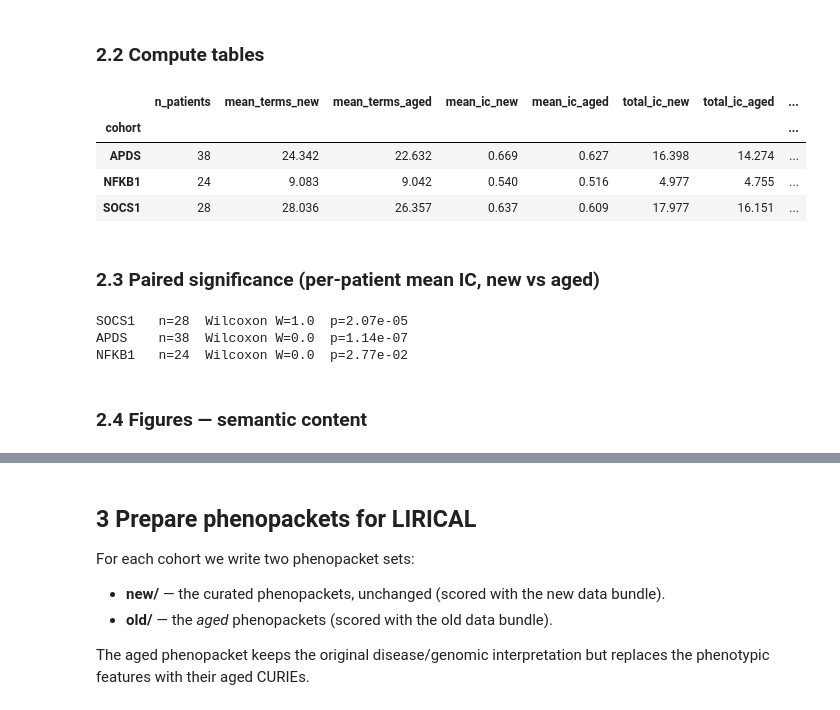
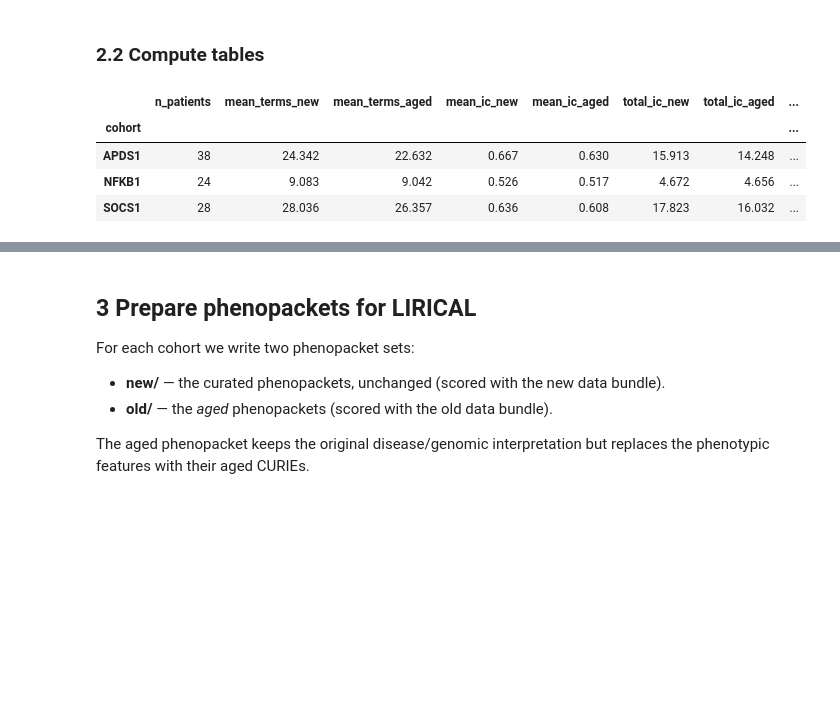
Before and after one commit to P2GX/esid4hpo-analysis, a Jupyter notebook: src/analysis/esid4hpo_analysis.ipynb, the cells around one changed output, grey strips where cells are left out. Saved outputs shown, nothing was run; the diff lists cells and outputs as text; code cells hidden in the pictures; blank space fills up the shorter version.

```diff
--- a/src/analysis/esid4hpo_analysis.ipynb
+++ b/src/analysis/esid4hpo_analysis.ipynb
@@ -91,9 +88,9 @@ COHORTS = [
            "Autoinflammatory syndrome, familial, with or without immunodeficiency",
            color="#2b6cb0"),
     # --- fill in once phenopackets are added -----------------------------------
-    Cohort("APDS",  "OMIM:615513",   # APDS1/PIK3CD; APDS2/PIK3R1 = OMIM:616005 (confirm!)
+    Cohort("APDS1",  "OMIM:615513",
            "Activated PI3K-delta syndrome", color="#dd6b20"),
-    Cohort("NFKB1", "OMIM:616576",   # CVID12 / NFKB1 haploinsufficiency (confirm!)
+    Cohort("NFKB1", "OMIM:616576",
            "Common variable immunodeficiency 12 (NFKB1)", color="#38a169"),
 ]
 
@@ -762,12 +598,12 @@ cohort.
 #               is highly specific only because WE just annotated it. Slower.
 # "cohort"    : Resnik IC, frequencies from the cohort itself.
 # "intrinsic" : Seco 2004 structural IC (the original figure).
-IC_METHOD    = "hpoa"
+IC_METHOD    = "hpoa_loo"
 IC_NORMALIZE = True
 
 HPOA_AUG_DIR   = FPATH_WORK / "hpoa_adjusted" / "new"
 HPOA_AUG       = HPOA_AUG_DIR / "phenotype_augmented.hpoa"
-COHORT_DISEASE = {"APDS": "OMIM:615513", "NFKB1": "OMIM:616576",
+COHORT_DISEASE = {"APDS1": "OMIM:615513", "NFKB1": "OMIM:616576",
                   "SOCS1": "OMIM:619375"}
 
 ic_new_graph = build_intrinsic_ic(hpo_new)   # intrinsic, kept for sensitivity
@@ -790,15 +626,6 @@ elif IC_METHOD == "hpoa_loo":
     print(f"  HPOA corpus: {len(loo.base)} diseases, leave-one-PMID-out active")
     ic_by_cohort = {c.name: loo for c in ACTIVE}
 
-elif IC_METHOD == "cohort":
-    for c in ACTIVE:
-        ents = cohort_curie_sets(c, hpo_old, hpo_new, include_excluded=True)
-        ic_by_cohort[c.name] = build_cohort_ic(ents, hpo_new, normalize=IC_NORMALIZE)
-        print(f"  {c.name:6s} corpus n={len(ents):3d}  scored terms={len(ic_by_cohort[c.name].table)}")
-
-elif IC_METHOD == "intrinsic":
-    ic_by_cohort = {c.name: ic_new_graph for c in ACTIVE}
-
 else:
     raise ValueError(IC_METHOD)
 # %% [output]
@@ -851,62 +675,26 @@ Terms absent from OLD HPO (post-v2024-08-13): 45
 # %%
 patient_frames, term_frames = [], []
 for c in ACTIVE:
     dfp, dft = semantic_tables(c, hpo_old, hpo_new, ic_by_cohort[c.name], include_excluded=True)
     patient_frames.append(dfp); term_frames.append(dft)
 
 df_patient = pd.concat(patient_frames, ignore_index=True)
 df_terms   = pd.concat(term_frames,   ignore_index=True)
 
 summary = (df_patient.groupby("cohort")
            .agg(n_patients=("phenopacket", "nunique"),
                 mean_terms_new=("n_new", "mean"),
                 mean_terms_aged=("n_aged", "mean"),
                 mean_ic_new=("mean_ic_new", "mean"),
                 mean_ic_aged=("mean_ic_aged", "mean"),
                 total_ic_new=("ic_new", "mean"),
                 total_ic_aged=("ic_aged", "mean"),
                 pct_post_workshop=("frac_newly_enabled", lambda s: s.mean()*100))
            .round(3))
-summary["ic_gain_%"] = ((summary.mean_ic_new - summary.mean_ic_aged)
-                        / summary.mean_ic_aged * 100).round(1)
 summary
 # %% [output]
 |  | n_patients | mean_terms_new | mean_terms_aged | mean_ic_new | mean_ic_aged | total_ic_new | total_ic_aged | ... |
 | cohort |  |  |  |  |  |  |  | ... |
-| APDS | 38 | 24.342 | 22.632 | 0.669 | 0.627 | 16.398 | 14.274 | ... |
-| NFKB1 | 24 | 9.083 | 9.042 | 0.540 | 0.516 | 4.977 | 4.755 | ... |
-| SOCS1 | 28 | 28.036 | 26.357 | 0.637 | 0.609 | 17.977 | 16.151 | ... |
+| APDS1 | 38 | 24.342 | 22.632 | 0.667 | 0.630 | 15.913 | 14.248 | ... |
+| NFKB1 | 24 | 9.083 | 9.042 | 0.526 | 0.517 | 4.672 | 4.656 | ... |
+| SOCS1 | 28 | 28.036 | 26.357 | 0.636 | 0.608 | 17.823 | 16.032 | ... |
-# %% [markdown]
-### 2.3  Paired significance (per-patient mean IC, new vs aged)
-# %%
-# --- diagnostic: which terms are invisible to a cohort corpus? --------------
-# A term carried by EVERY patient has p = 1 -> IC = 0 in BOTH arms, so a
-# workshop term that is pathognomonic for the cohort contributes zero measured
-# gain. Print them so the blind spot is explicit rather than silent.
-if IC_METHOD == "cohort":
-    for c in ACTIVE:
-        ic_c = ic_by_cohort[c.name]
-        saturated = {t for t, f in ic_c.freq.items() if f == ic_c.N}
-        direct = {curie for _, pp in load_phenopackets(c.pp_dir())
-                  for curie in feature_curies(pp)}
-        hit = sorted(saturated & direct)
-        print(f"{c.name:6s} n={ic_c.N:3d}  {len(hit):3d} directly-annotated terms in ALL patients -> IC = 0")
-        for t in hit[:10]:
-            print(f"    {t}  {hpo_new.get_term_name(t)}")
-
-if HAVE_SCIPY:
-    for ch in df_patient.cohort.unique():
-        s = df_patient[df_patient.cohort == ch].dropna(subset=["mean_ic_new", "mean_ic_aged"])
-        if len(s) >= 5 and (s.mean_ic_new - s.mean_ic_aged).abs().sum() > 0:
-            stat, p = wilcoxon(s.mean_ic_new, s.mean_ic_aged)
-            print(f"{ch:6s}  n={len(s):2d}  Wilcoxon W={stat:.1f}  p={p:.2e}")
-        else:
-            print(f"{ch:6s}  n={len(s):2d}  (too few / no differences)")
-else:
-    print("scipy unavailable")
-# %% [output]
-SOCS1   n=28  Wilcoxon W=1.0  p=2.07e-05
-APDS    n=38  Wilcoxon W=0.0  p=1.14e-07
-NFKB1   n=24  Wilcoxon W=0.0  p=2.77e-02
-# %% [markdown]
-### 2.4  Figures — semantic content
```
Also changed, not shown: parts of 13 cells of this notebook, 28 other files.
